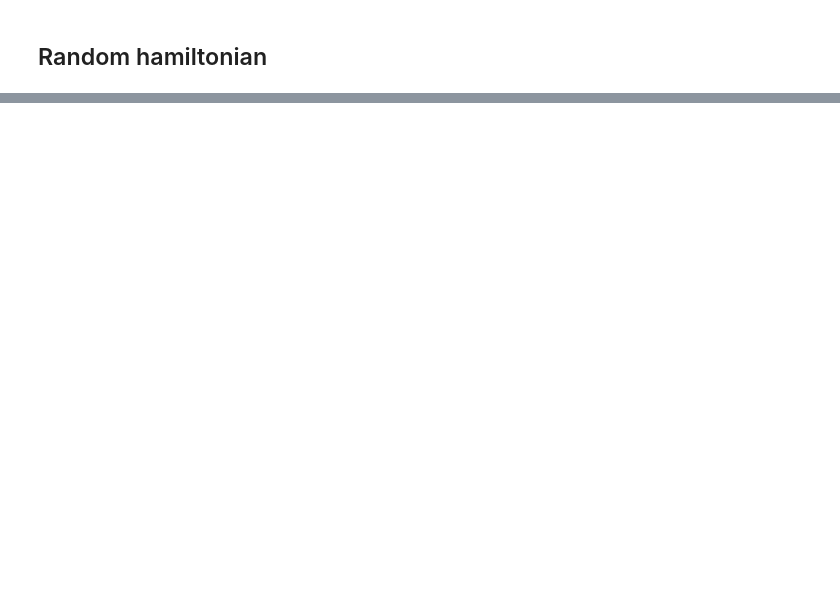
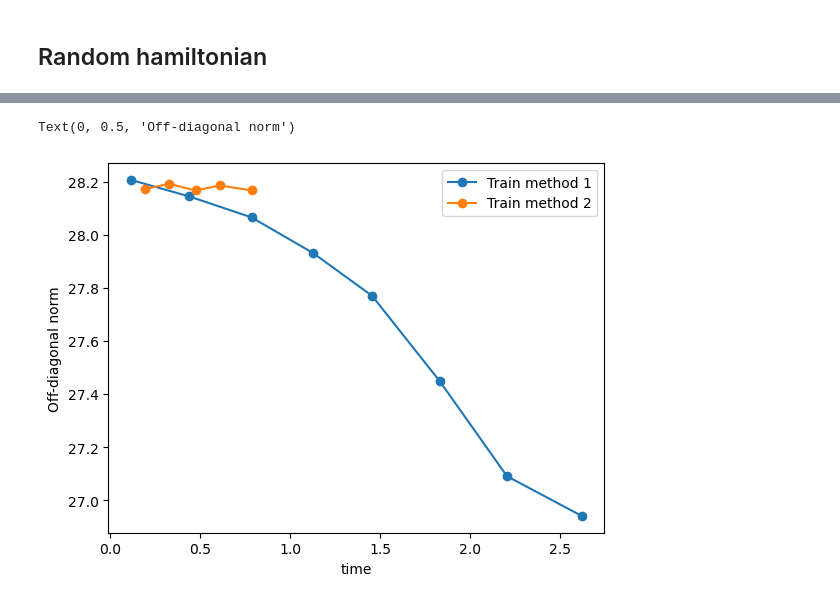
Before and after one commit to qiboteam/qibo, a Jupyter notebook: examples/dbi/dbi_gradient_descent.ipynb, the cells around one changed output, grey strips where cells are left out. Cells and saved outputs as stored; diff of their text form; code cells hidden in the pictures; blank space fills up the shorter version.

Commit message:
Notebook showing gradient method difference

```diff
--- a/examples/dbi/dbi_gradient_descent.ipynb
+++ b/examples/dbi/dbi_gradient_descent.ipynb
@@ -64,7 +66,13 @@ d_coef_pauli = np.ones(nqubits)
 # %%
 # Use training to find a better d
-train_space = np.linspace(1,501, 5)
+train_space = np.linspace(1,1001, 8)
+a = []
+t = []
 for train_epochs in train_space:
+    t0 = time.time()
     d_train_coef, d_train, s_train = gradient_descent_step(dbi, int(train_epochs), d_coef_pauli, ParameterizationTypes.pauli, pauli_operator_dict)
     print(dbi.loss(s_train, d_train))
+    a.append(dbi.loss(s_train, d_train))
+    print("time:", time.time()-t0)
+    t.append(time.time()-t0)
 # %% [output]
@@ -76,3 +94,0 @@ for train_epochs in train_space:
-# %%
-d_train_coef, d_train, s_train = gradient_descent_step(dbi, int(train_epochs), d_coef_pauli, ParameterizationTypes.pauli, pauli_operator_dict)
-print(dbi.loss(s_train, d_train))
@@ -80,0 +95,11 @@ print(dbi.loss(s_train, d_train))
+# %%
+max_evals_space = np.linspace(100, 500, 5)
+b = []
+tt = []
+for max_evals in max_evals_space:
+    t0 = time.time()
+    d_train_coef, d_train, s_train = gradient_descent(dbi, d_coef_pauli, ParameterizationTypes.pauli, pauli_operator_dict, max_evals=max_evals)
+    print(dbi.loss(s_train, d_train))
+    b.append(dbi.loss(s_train, d_train))
+    print("time:", time.time()-t0)
+    tt.append(time.time()-t0)
@@ -80,0 +117,9 @@ print(dbi.loss(s_train, d_train))
+# %%
+plt.plot(t, a, label='Train method 1', marker='o')
+plt.plot(tt, b, label='Train method 2', marker='o')
+plt.legend()
+plt.xlabel('time')
+plt.ylabel('Off-diagonal norm')
+# %% [output]
+Text(0, 0.5, 'Off-diagonal norm')
+[figure, added]
```
Also changed, not shown: parts of 6 cells of this notebook.
